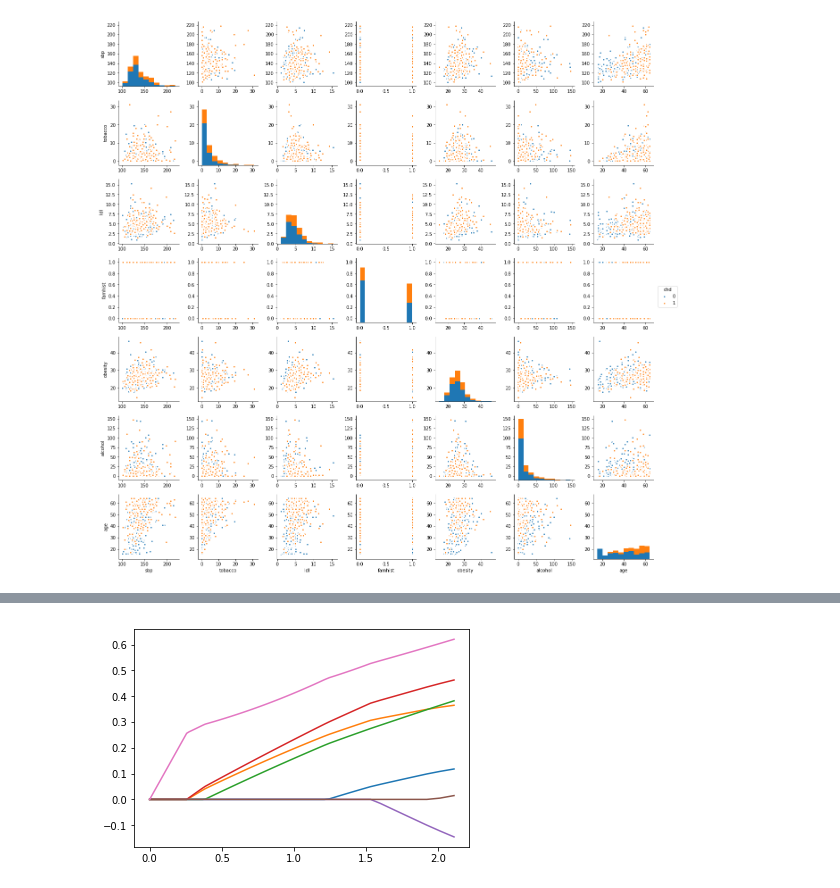
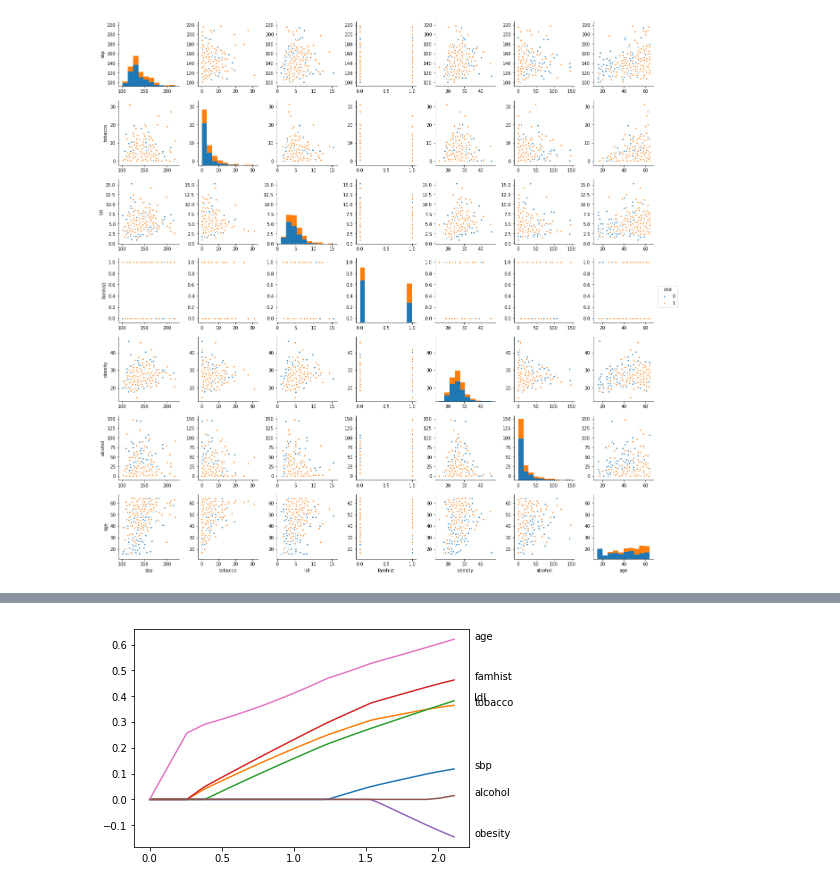
Before and after one commit to empathy87/The-Elements-of-Statistical-Learning-Python-Notebooks, a Jupyter notebook: examples/South African Heart Disease.ipynb, the cells around one changed output, grey strips where cells are left out. Saved outputs shown, nothing was run; the diff lists cells and outputs as text; code cells hidden in the pictures.

```diff
--- a/examples/South African Heart Disease.ipynb
+++ b/examples/South African Heart Disease.ipynb
@@ -52,18 +48,17 @@ age             0.0425      0.010      4.181      0.000       0.023       0.062
 ===============================================================================
 # %%
 data = df[names]
-remaining = set(data.columns)
-selected = []
-current_score, best_new_score = 0.0, 0.0
-while remaining and current_score == best_new_score:
-    scores_with_candidates = []
+remaining, selected, best_model = set(data.columns), [], None
+while remaining:
+    scores = []
     for candidate in remaining:
         X = data[selected + [candidate]].values
-        score = sm.Logit(y, sm.add_constant(X)).fit(disp=False).prsquared
-        scores_with_candidates.append((score, candidate))
-    scores_with_candidates.sort()
-    best_new_score, best_candidate = scores_with_candidates.pop()
-    if current_score < best_new_score:
-        remaining.remove(best_candidate)
-        selected.append(best_candidate)
-        current_score = best_new_score
+        model = sm.Logit(y, sm.add_constant(X)).fit(disp=False)
+        scores.append((model.pvalues[-1], candidate, model))
+    scores.sort()
+    best_score = scores[0]
+    if best_score[0] > 0.05:
+        break
+    best_model = best_score[2]
+    remaining.remove(best_score[1])
+    selected.append(best_score[1])
@@ -74,10 +86,18 @@ selected
 # %%
 X, y = df[names].values, df[['chd']].values
 X = StandardScaler().fit(X).transform(X)
 result = []
 for alpha in range(1000):
     ls = sm.Logit(y, sm.add_constant(X)).fit_regularized(disp=False, alpha=alpha)
     b_hat = ls.params[1:]
     result.append((np.sum(np.abs(b_hat)), b_hat))
     if b_hat @ b_hat == 0:
         break
+result = sorted(result)
+plot_x = [e[0] for e in result]
+plot_y = np.vstack([e[1] for e in result])
+for i in range(7):
+    plt.plot(plot_x, plot_y[:,i])
+    plt.text(2.25, plot_y[-1,i], names[i])
+# %% [output]
+[figure, added]
@@ -89,5 +103,0 @@ y = np.vstack([e[1] for e in result])
-# %%
-for i in range(7):
-    plt.plot(x, y[:,i])
-# %% [output]
-[figure, removed]
```
Also changed, not shown: parts of 6 cells of this notebook, 1 other file.
